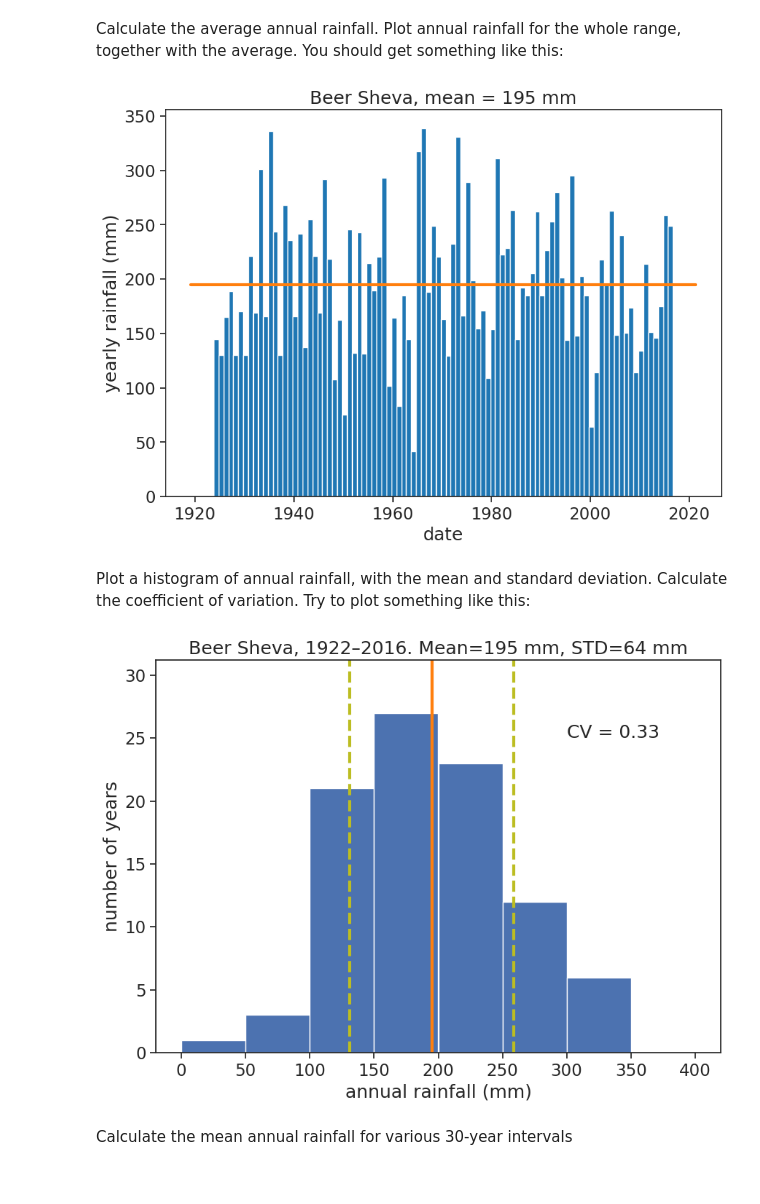
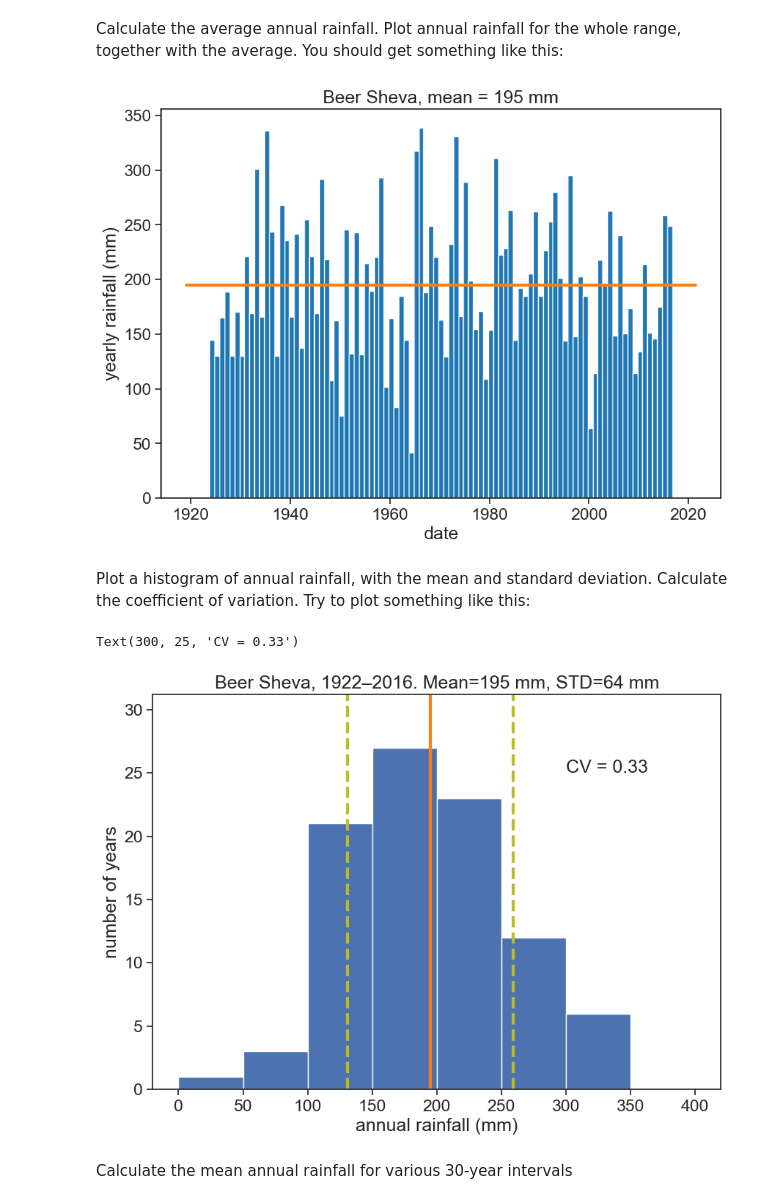
Before and after one commit to yairmau/surface-hydrology, a Jupyter notebook: precipitation/interannual-exercises.ipynb, the cells around one changed output. Drawn from its saved outputs; the diff is of its cells as text; code cells hidden in the pictures.

```diff
--- a/precipitation/interannual-exercises.ipynb
+++ b/precipitation/interannual-exercises.ipynb
@@ -8,13 +12,12 @@ jupyter: python3
 # %% [markdown]
 Import relevant packages
 # %%
+#| code-fold: false
 import matplotlib.pyplot as plt
 import numpy as np
 import pandas as pd
-from calendar import month_abbr
 import seaborn as sns
-sns.set(style="ticks", font_scale=1.5)
-import urllib.request
+sns.set_theme(style="ticks", font_scale=1.5)
 from pandas.plotting import register_matplotlib_converters
 register_matplotlib_converters()
 # %% [markdown]
@@ -22,7 +25,8 @@ Plot monthly rainfall for your station.
 
 Load the data into a dataframe, and before you continue with the analysis, plot the rainfall data, to see how it looks like.
 # %%
-df = pd.read_csv('BEN_GURION_monthly.csv', sep=",")
+#| code-fold: false
+df = pd.read_csv('BEER_SHEVA_monthly.csv', sep=",")
 # make 'DATE' the dataframe index
 df['DATE'] = pd.to_datetime(df['DATE'])
 df = df.set_index('DATE')
@@ -94,6 +100,7 @@ df_year
 # %% [markdown]
 Calculate the average annual rainfall. Plot annual rainfall for the whole range, together with the average. You should get something like this:
 # %%
+#| code-fold: false
 fig, ax = plt.subplots(figsize=(10,7))
 
 # plot YEARLY precipitation
@@ -107,36 +114,38 @@ ax.set(xlabel="date",
        ylabel="yearly rainfall (mm)",
        title=f"Beer Sheva, mean = {rain_mean:.0f} mm");
 # save figure
-# plt.savefig("hydrology_figures/beersheva_yearly_rainfall_1923_2016.png")
+# plt.savefig("beersheva_yearly_rainfall_1923_2016.png")
 # %% [output]
-[figure, old version]
+[figure, new version]
 # %% [markdown]
 Plot a histogram of annual rainfall, with the mean and standard deviation. Calculate the coefficient of variation. Try to plot something like this:
 # %%
+#| code-fold: false
 fig, ax = plt.subplots(figsize=(10,7))
 
-# calculate mean and standard deviation
+# calculate mean, standard deviation, CV
 rain_mean = df_year['rain (mm)'].mean()
 rain_std = df_year['rain (mm)'].std()
-
+CV = rain_std/rain_mean
 # plot histogram
 b = np.arange(0, 401, 50)  # bins from 0 to 400, width = 50
 ax.hist(df_year['rain (mm)'], bins=b)
 
 # plot vertical lines with mean, std, etc
 ylim = np.array(ax.get_ylim())
 ylim[1] = ylim[1]*1.1
 ax.plot([rain_mean]*2, ylim, linewidth=3, color="tab:orange")
 ax.plot([rain_mean+rain_std]*2, ylim, linewidth=3, linestyle="--", color="tab:olive")
 ax.plot([rain_mean-rain_std]*2, ylim, linewidth=3, linestyle="--", color="tab:olive")
 ax.set(ylim=ylim,
        xlabel="annual rainfall (mm)",
        ylabel="number of years",
        title=f"Beer Sheva, 1922–2016. Mean={rain_mean:.0f} mm, STD={rain_std:.0f} mm")
-ax.text(300, 25, f"CV = {rain_std/rain_mean:.2f}")
-plt.savefig("histogram_beersheva.png")
+ax.text(300, 25, f"CV = {CV:.2f}")
+# plt.savefig("histogram_beersheva.png")
 # %% [output]
+Text(300, 25, 'CV = 0.33')
-[figure, old version]
+[figure, new version]
 # %% [markdown]
 Calculate the mean annual rainfall for various 30-year intervals
 # %%
```
Also changed, not shown: parts of 7 cells of this notebook, 41 other files.
